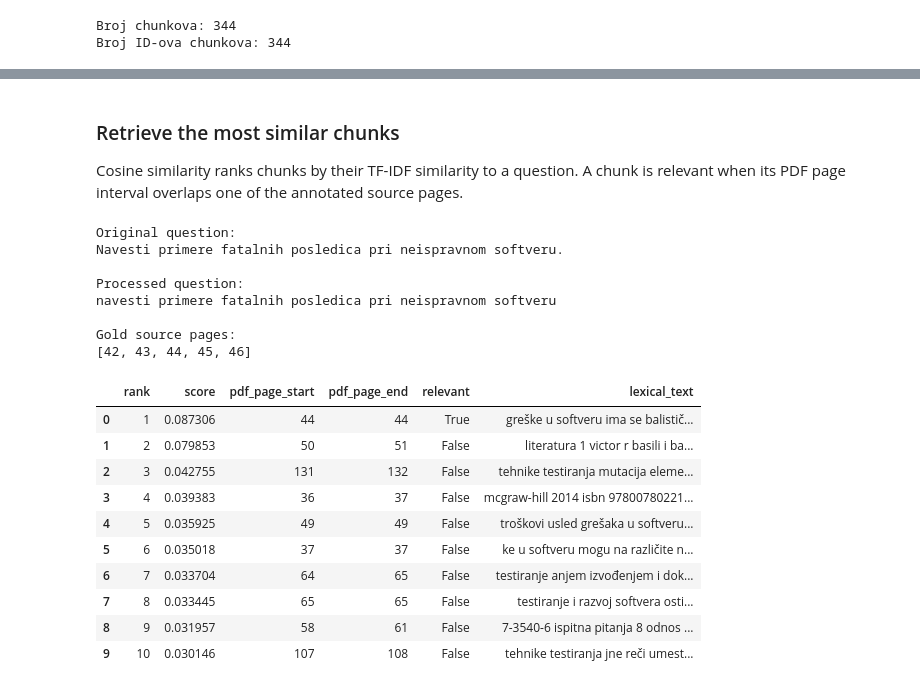
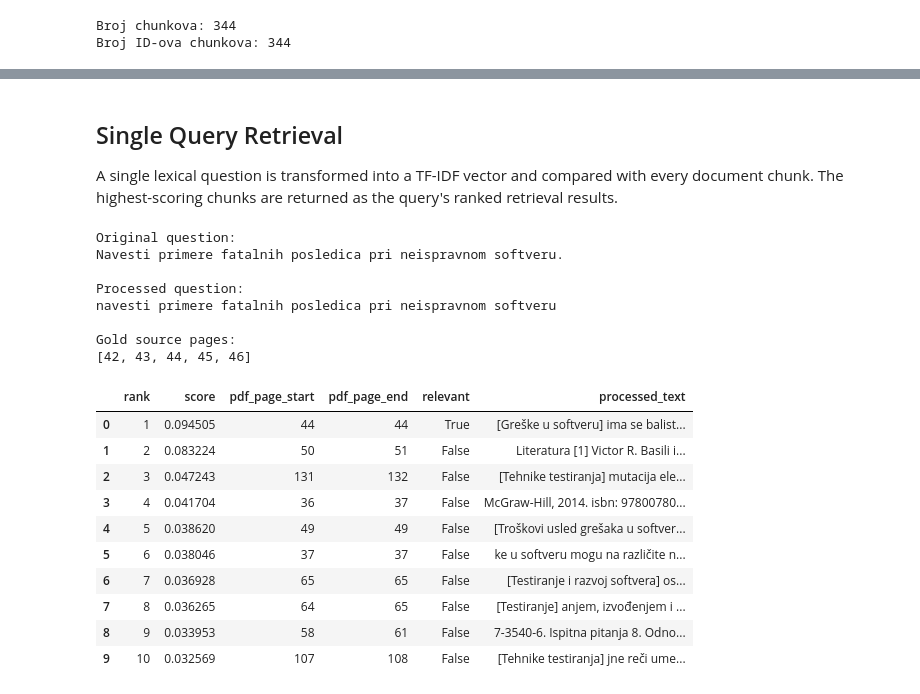
Before and after one commit to anjaanjaa10/Student-Question-Answering-from-Course-Materials, a Jupyter notebook: 04_tf_idf_retrieval.ipynb, the cells around one changed output, grey strips where cells are left out. Saved outputs shown, nothing was run; the diff lists cells and outputs as text; code cells hidden in the pictures.

Commit message:
Inspect TF-IDF terms, evaluate and visualize similarities

```diff
--- a/04_tf_idf_retrieval.ipynb
+++ b/04_tf_idf_retrieval.ipynb
@@ -88,10 +88,10 @@ PREPROCESSING_NOTEBOOK_PATH = (
     / "03_proccessingSplitting.ipynb"
 )
 
-CHUNKS_PRElexical_PATH = (
+CHUNKS_PREPROCESSED_PATH = (
     PROJECT_ROOT
     / "data"
-    / "lexical"
+    / "processed"
     / "chunks_preprocessed.jsonl"
 )
 
@@ -228,6 +232,14 @@ Broj ID-ova chunkova: 344
 # %%
+serbian_stop_words = {
+    "i", "u", "na", "je", "su", "se", "za", "od", "do",
+    "sa", "kao", "koji", "koja", "koje", "što", "da",
+    "ili", "a", "ali", "po", "iz", "uz", "o", "pri",
+    "bi", "biti", "ima", "imaju"
+}
+
 vectorizer = TfidfVectorizer(
-    lowercase=False,    # did already
+    lowercase=False,
+    stop_words=list(serbian_stop_words),
     ngram_range=(1, 2),
     min_df=1,
     sublinear_tf=True,
@@ -244,0 +261,19 @@ Broj nenultih vrednosti: 74043
+# %%
+chunk_index = 0
+
+feature_names = np.array(
+    vectorizer.get_feature_names_out()
+)
+
+vector = tfidf_matrix[chunk_index]
+
+scores = vector.toarray().flatten()
+
+top_indices = scores.argsort()[::-1][:15]
+
+tfidf_terms_df = pd.DataFrame({
+    "term": feature_names[top_indices],
+    "tfidf": scores[top_indices]
+})
+
+tfidf_terms_df
@@ -245,7 +345,7 @@ Broj nenultih vrednosti: 74043
 # %% [markdown]
-### Retrieve the most similar chunks
+## Single Query Retrieval
 
-Cosine similarity ranks chunks by their TF-IDF similarity to a question. A chunk is relevant when its PDF page interval overlaps one of the annotated source pages.
+A single lexical question is transformed into a TF-IDF vector and compared with every document chunk. The highest-scoring chunks are returned as the query's ranked retrieval results.
 # %%
 def retrieve_chunks(
     lexical_question: str,
@@ -263,7 +363,7 @@ def retrieve_chunks(
             "score",
             "pdf_page_start",
             "pdf_page_end",
-            "lexical_text",
+            "processed_text",    # bolja čitljivost
         ])
 
     similarities = cosine_similarity(
@@ -286,7 +386,7 @@ def retrieve_chunks(
             "score": float(similarities[index]),
             "pdf_page_start": chunk["pdf_page_start"],
             "pdf_page_end": chunk["pdf_page_end"],
-            "lexical_text": chunk["lexical_text"]
+            "processed_text": chunk["processed_text"]   # bolja čitljivost
         })
 
     return pd.DataFrame(results)
@@ -322,36 +440,36 @@ def overlaps_gold_pages(
 # %%
 retrieved = retrieve_chunks(
     example["lexical_question"],
     top_k=10
 )
 
 retrieved["relevant"] = retrieved.apply(
     lambda row: overlaps_gold_pages(
         row,
         example["source_pages"]
     ),
     axis=1
 )
 
 retrieved[
     [
         "rank",
         "score",
         "pdf_page_start",
         "pdf_page_end",
         "relevant",
-        "lexical_text"
+        "processed_text"
     ]
 ]
 # %% [output]
-|  | rank | score | pdf_page_start | pdf_page_end | relevant | lexical_text |
-| 0 | 1 | 0.087306 | 44 | 44 | True | greške u softveru ima se balistič... |
-| 1 | 2 | 0.079853 | 50 | 51 | False | literatura 1 victor r basili i ba... |
-| 2 | 3 | 0.042755 | 131 | 132 | False | tehnike testiranja mutacija eleme... |
-| 3 | 4 | 0.039383 | 36 | 37 | False | mcgraw-hill 2014 isbn 97800780221... |
-| 4 | 5 | 0.035925 | 49 | 49 | False | troškovi usled grešaka u softveru... |
-| 5 | 6 | 0.035018 | 37 | 37 | False | ke u softveru mogu na različite n... |
-| 6 | 7 | 0.033704 | 64 | 65 | False | testiranje anjem izvođenjem i dok... |
-| 7 | 8 | 0.033445 | 65 | 65 | False | testiranje i razvoj softvera osti... |
-| 8 | 9 | 0.031957 | 58 | 61 | False | 7-3540-6 ispitna pitanja 8 odnos ... |
-| 9 | 10 | 0.030146 | 107 | 108 | False | tehnike testiranja jne reči umest... |
+|  | rank | score | pdf_page_start | pdf_page_end | relevant | processed_text |
+| 0 | 1 | 0.094505 | 44 | 44 | True | [Greške u softveru] ima se balist... |
+| 1 | 2 | 0.083224 | 50 | 51 | False | Literatura [1] Victor R. Basili i... |
+| 2 | 3 | 0.047243 | 131 | 132 | False | [Tehnike testiranja] mutacija ele... |
+| 3 | 4 | 0.041704 | 36 | 37 | False | McGraw-Hill, 2014. isbn: 97800780... |
+| 4 | 5 | 0.038620 | 49 | 49 | False | [Troškovi usled grešaka u softver... |
+| 5 | 6 | 0.038046 | 37 | 37 | False | ke u softveru mogu na različite n... |
+| 6 | 7 | 0.036928 | 65 | 65 | False | [Testiranje i razvoj softvera] os... |
+| 7 | 8 | 0.036265 | 64 | 65 | False | [Testiranje] anjem, izvođenjem i ... |
+| 8 | 9 | 0.033953 | 58 | 61 | False | 7-3540-6. Ispitna pitanja 8. Odno... |
+| 9 | 10 | 0.032569 | 107 | 108 | False | [Tehnike testiranja] jne reči ume... |
```
Also changed, not shown: parts of 19 cells of this notebook, 1 other file.
